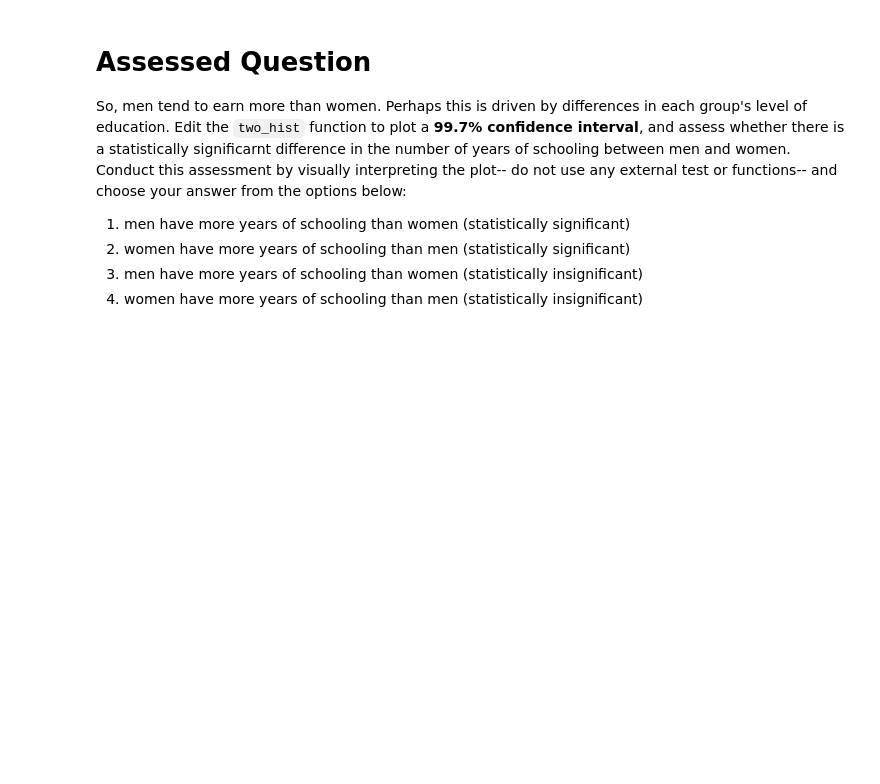
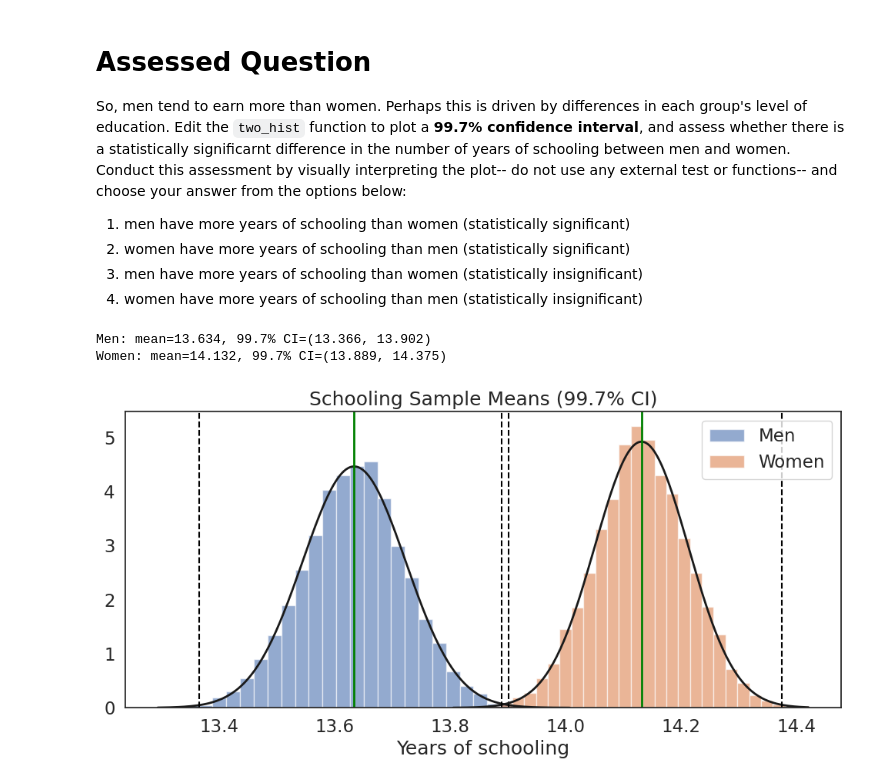
Before and after one commit to Xinran-Yuan/QM2, a Jupyter notebook: notebooks/W05. Distributions and Basic Statistics.ipynb, the cells around one changed output. Cells and saved outputs as stored; diff of their text form; code cells hidden in the pictures; blank space fills up the shorter version.

```diff
--- a/notebooks/W05. Distributions and Basic Statistics.ipynb
+++ b/notebooks/W05. Distributions and Basic Statistics.ipynb
@@ -502,3 +509,41 @@ So, men tend to earn more than women. Perhaps this is driven by differences in e
 2. women have more years of schooling than men (statistically significant)
 3. men have more years of schooling than women (statistically insignificant)
 2. women have more years of schooling than men (statistically insignificant)
+# %%
+import numpy as np
+import matplotlib.pyplot as plt
+from scipy.stats import norm
+
+def two_hist(groups, labels, xlab, title):
+    plt.figure(figsize=(12,5))
+
+    for data, label in zip(groups, labels):
+        data = np.array(data.dropna())
+        sample_means = [np.mean(np.random.choice(data, size=1000, replace=True))
+                        for _ in range(10000)]
+        mu = np.mean(sample_means)
+        se = np.std(sample_means, ddof=1)
+
+        plt.hist(sample_means, bins=30, density=True, alpha=0.6, label=label)
+        x = np.linspace(min(sample_means), max(sample_means), 200)
+        plt.plot(x, norm.pdf(x, mu, se), 'k', linewidth=2)
+
+        plt.axvline(mu, color='green', linewidth=2)
+        plt.axvline(mu - 3*se, color='black', linestyle='dashed', linewidth=1.5)
+        plt.axvline(mu + 3*se, color='black', linestyle='dashed', linewidth=1.5)
+
+        print(f"{label}: mean={mu:.3f}, 99.7% CI=({mu-3*se:.3f}, {mu+3*se:.3f})")
+
+    plt.xlabel(xlab)
+    plt.title(title)
+    plt.legend()
+    plt.show()
+
+two_hist([men_school, women_school],
+          ['Men', 'Women'],
+          'Years of schooling',
+          'Schooling Sample Means (99.7% CI)')
+# %% [output]
+Men: mean=13.634, 99.7% CI=(13.366, 13.902)
+Women: mean=14.132, 99.7% CI=(13.889, 14.375)
+[figure, added]
```
Also changed, not shown: parts of 3 cells of this notebook.
